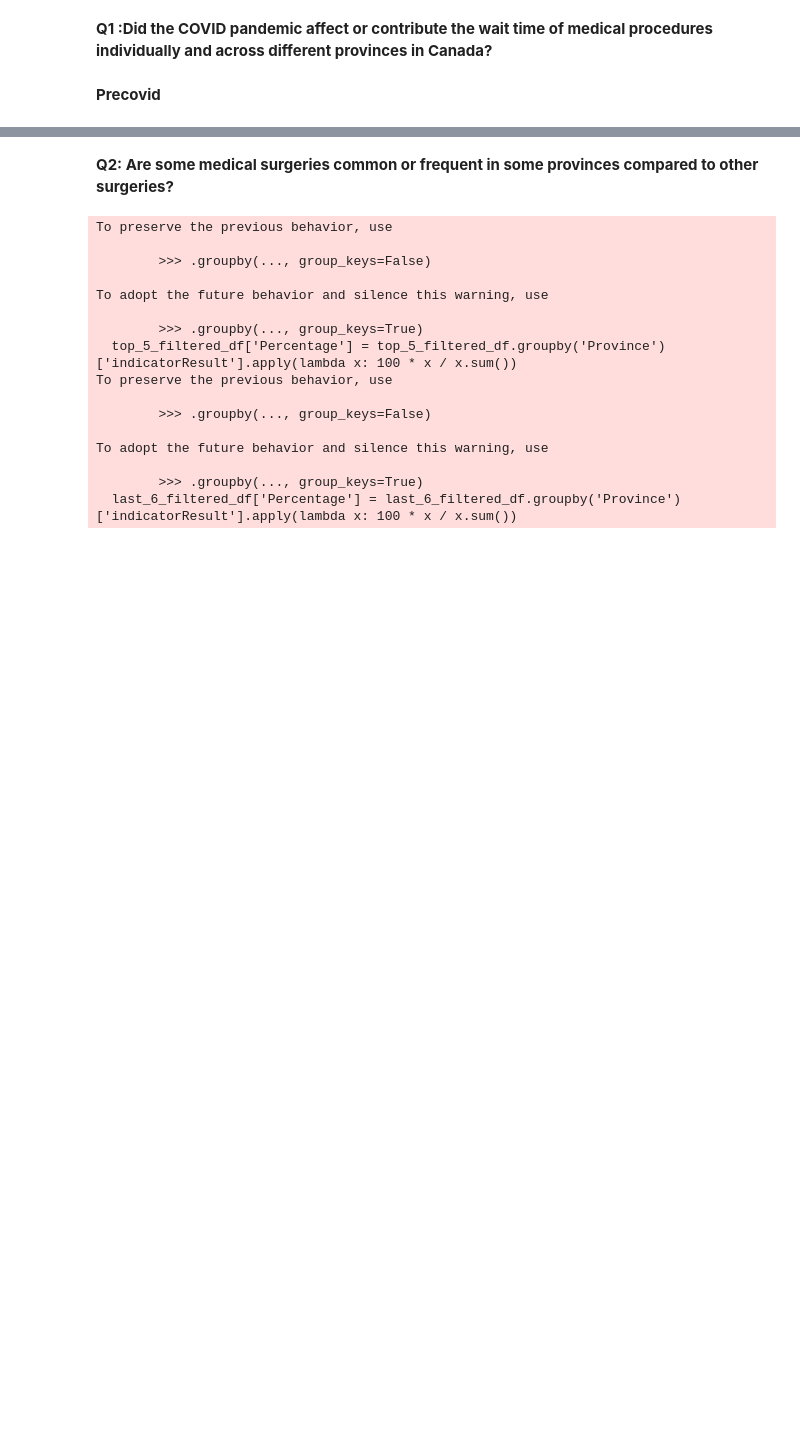
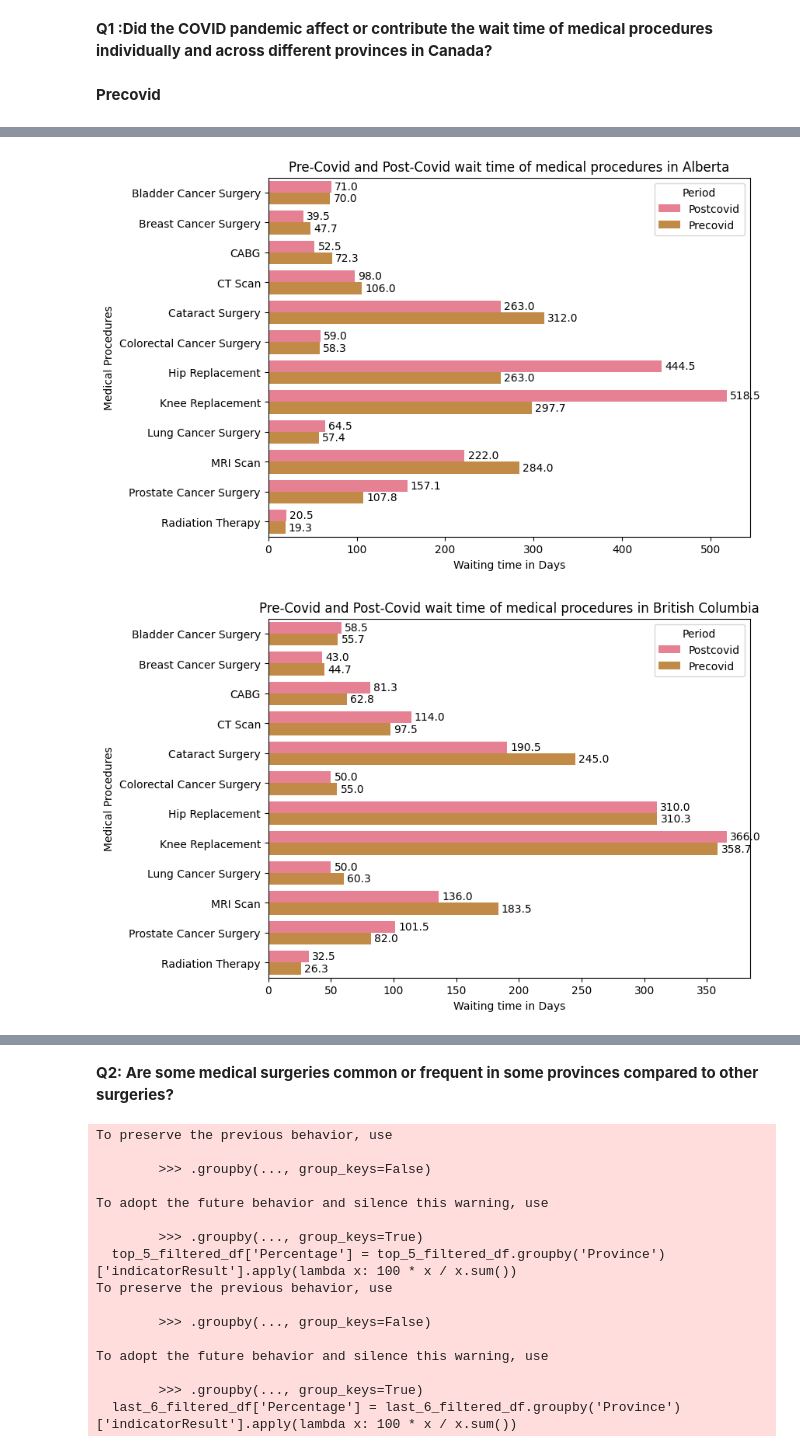
Before and after one commit to Aartizikre150/waiting-time-for-surgery-in-Canada, a Jupyter notebook: DAB_103_Project.ipynb, the cells around one changed output, grey strips where cells are left out. Saved outputs shown, nothing was run; the diff lists cells and outputs as text; code cells hidden in the pictures; blank space fills up the shorter version.

```diff
--- a/DAB_103_Project.ipynb
+++ b/DAB_103_Project.ipynb
@@ -376,0 +259,23 @@ See the caveats in the documentation: https://pandas.pydata.org/pandas-docs/stab
+# %%
+color = sns.color_palette("husl",9)
+
+# get unique province names
+provinces = pivot_table_data_sub_df['Province'].unique()
+
+for province in provinces:
+    province_data = pivot_table_data_sub_df[pivot_table_data_sub_df['Province']==province] # filter data by province
+    plt.figure(figsize=(8,6)) # set the size of the chart
+    ax = sns.barplot(x='averageOfIndicator', y='Indicator', hue='Period', data=province_data, palette= color) # create the chart
+    ax.set_xlabel('Waiting time in Days') # set the x-axis label
+    ax.set_ylabel('Medical Procedures') # set the y-axis label
+    ax.set_title('Pre-Covid and Post-Covid wait time of medical procedures in '+province) # set the title of the chart
+    ax.legend(title='Period') # set the legend
+
+    # add data labels
+    for i in ax.containers:
+        ax.bar_label(i, label_type='edge', fontsize=10, padding=3, fmt='%.1f')
+
+    plt.show() # show the chart
+# %% [output]
+[figure, added]
+[figure, added]
```
Also changed, not shown: parts of 5 cells of this notebook.
